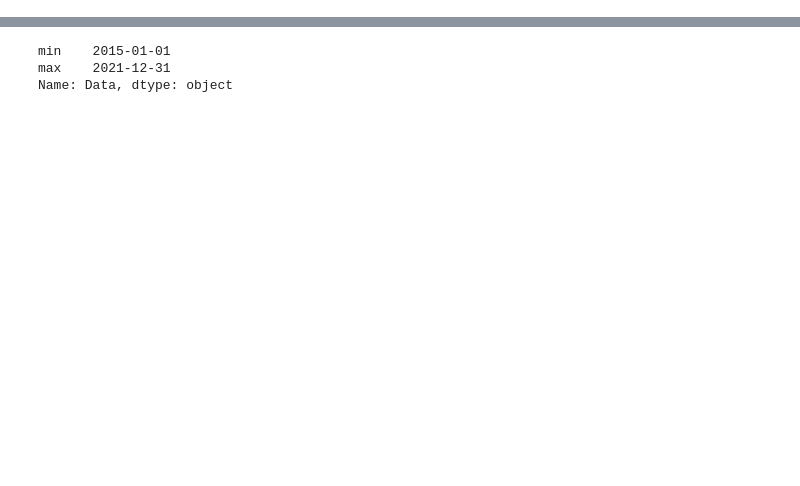
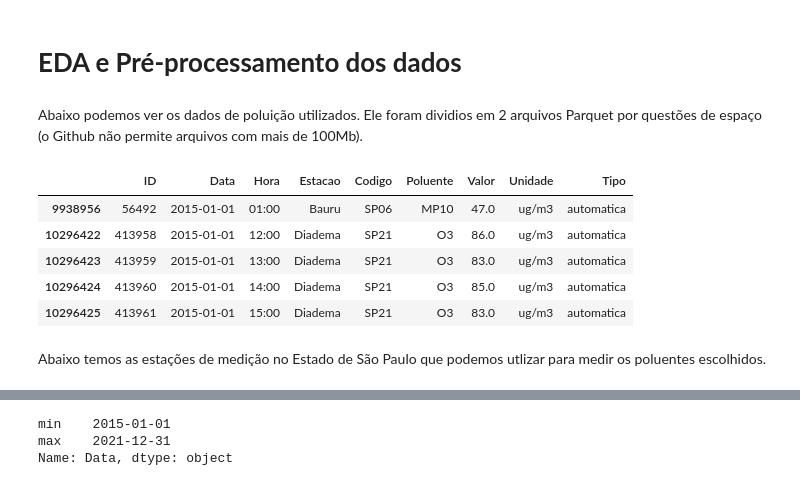
Before and after one commit to victorteodoro/projeto-aplicado-iv, a Jupyter notebook: projeto/cd_projeto_aplicado_IV_entrega_3.ipynb, the cells around one changed output, grey strips where cells are left out. Cells and saved outputs as stored; diff of their text form; code cells hidden in the pictures; blank space fills up the shorter version.

```diff
--- a/projeto/cd_projeto_aplicado_IV_entrega_3.ipynb
+++ b/projeto/cd_projeto_aplicado_IV_entrega_3.ipynb
@@ -57,0 +94,24 @@ poluicao_sp.head()
+# %% [markdown]
+# **EDA e Pré-processamento dos dados**
+# %% [markdown]
+Abaixo podemos ver os dados de poluição utilizados. Ele foram dividios em 2 arquivos Parquet por questões de espaço (o Github não permite arquivos com mais de 100Mb).
+# %%
+import pandas as pd
+
+df1 = pd.read_parquet("../dados/SP_poluicao_part1.parquet")
+df2 = pd.read_parquet("../dados/SP_poluicao_part2.parquet")
+
+poluicao_sp = pd.concat([df1, df2], ignore_index=True)
+poluicao_sp = poluicao_sp.sort_values(by='Data', ascending=True)
+poluicao_sp = poluicao_sp.drop(['Unnamed: 0'], axis=1)
+
+poluicao_sp.head()
+# %% [output]
+|  | ID | Data | Hora | Estacao | Codigo | Poluente | Valor | Unidade | Tipo |
+| 9938956 | 56492 | 2015-01-01 | 01:00 | Bauru | SP06 | MP10 | 47.0 | ug/m3 | automatica |
+| 10296422 | 413958 | 2015-01-01 | 12:00 | Diadema | SP21 | O3 | 86.0 | ug/m3 | automatica |
+| 10296423 | 413959 | 2015-01-01 | 13:00 | Diadema | SP21 | O3 | 83.0 | ug/m3 | automatica |
+| 10296424 | 413960 | 2015-01-01 | 14:00 | Diadema | SP21 | O3 | 85.0 | ug/m3 | automatica |
+| 10296425 | 413961 | 2015-01-01 | 15:00 | Diadema | SP21 | O3 | 83.0 | ug/m3 | automatica |
+# %% [markdown]
+Abaixo temos as estações de medição no Estado de São Paulo que podemos utlizar para medir os poluentes escolhidos.
```
Also changed, not shown: parts of 28 cells of this notebook.
